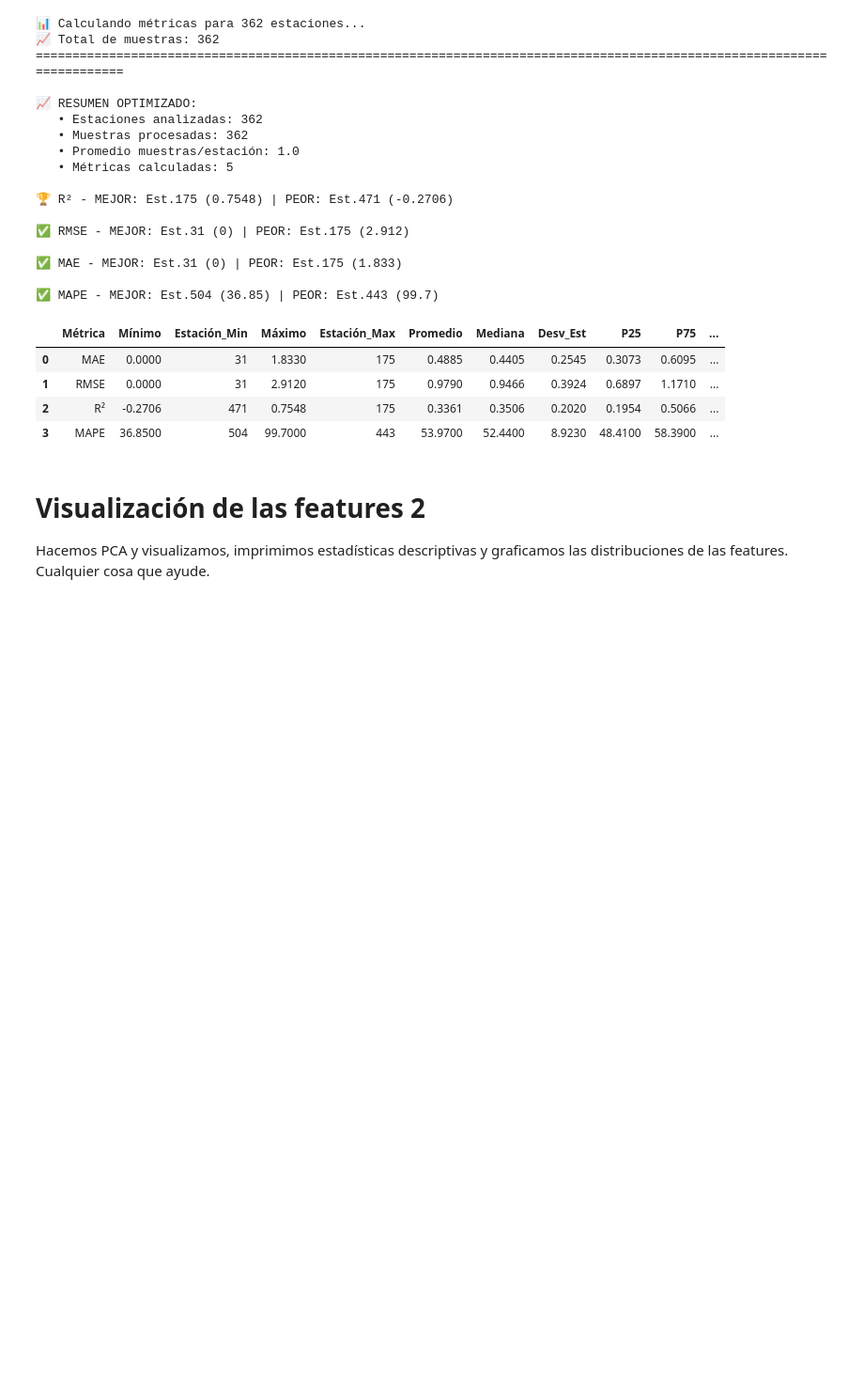
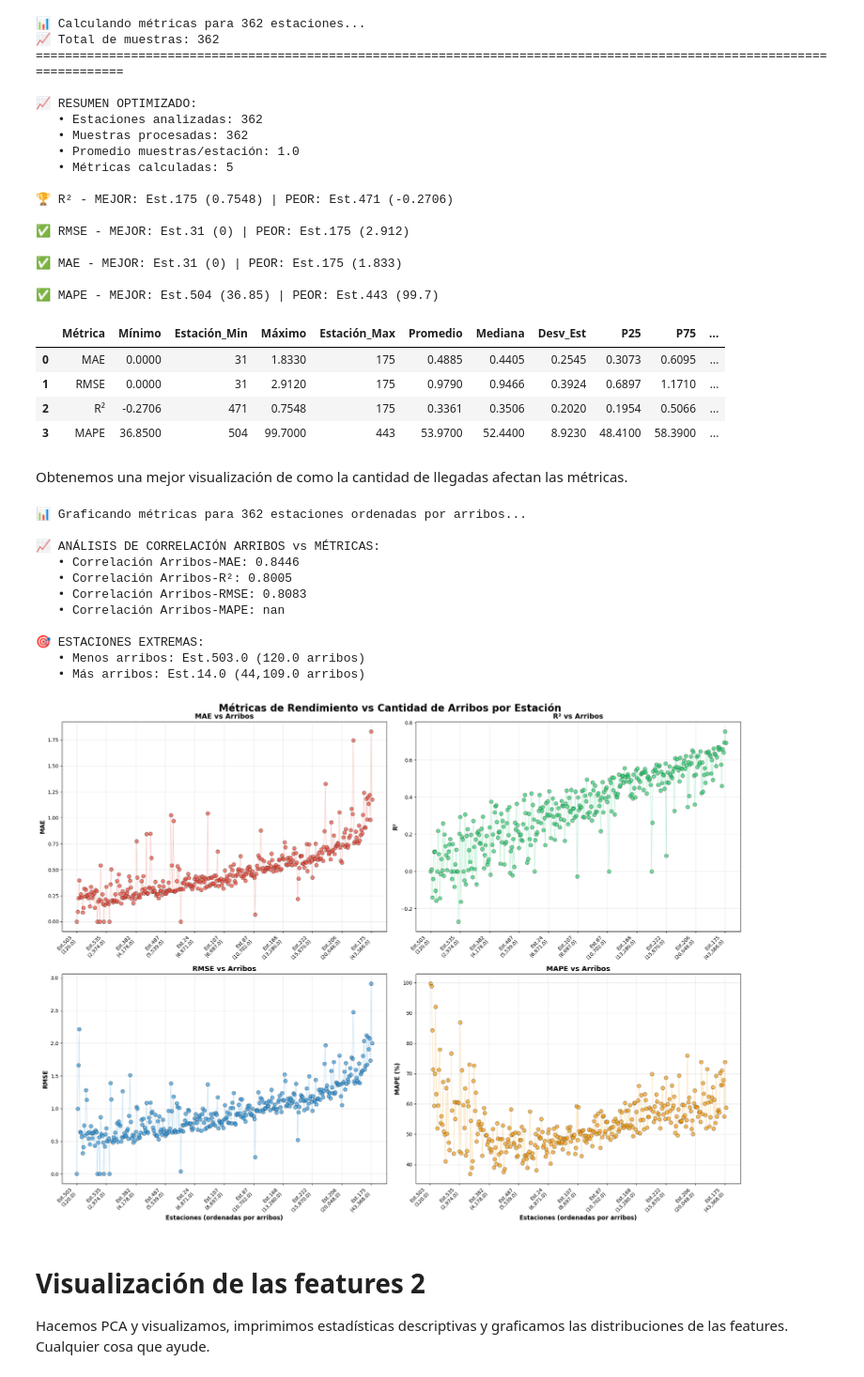
Before and after one commit to castaisa/BA_BICIS_MyC, a Jupyter notebook: src_main/features_2/Limited_stations_info.ipynb, the cells around one changed output. Shown at 94% size. Drawn from its saved outputs; the diff is of its cells as text; code cells hidden in the pictures; blank space fills up the shorter version.

Commit message:
grafico metricas

```diff
--- a/src_main/features_2/Limited_stations_info.ipynb
+++ b/src_main/features_2/Limited_stations_info.ipynb
@@ -319,6 +311,39 @@ mt.estadisticas_metricas_por_estacion(lin_reg_true, lin_reg_all, targets)
 | 1 | RMSE | 0.0000 | 31 | 2.9120 | 175 | 0.9790 | 0.9466 | 0.3924 | 0.6897 | 1.1710 | ... |
 | 2 | R² | -0.2706 | 471 | 0.7548 | 175 | 0.3361 | 0.3506 | 0.2020 | 0.1954 | 0.5066 | ... |
 | 3 | MAPE | 36.8500 | 504 | 99.7000 | 443 | 53.9700 | 52.4400 | 8.9230 | 48.4100 | 58.3900 | ... |
+# %% [markdown]
+Obtenemos una mejor visualización de como la cantidad de llegadas afectan las métricas.
+# %%
+importlib.reload(mt)
+importlib.reload(aux2)
+mse_vals, r2_vals, mae_vals, rmse_vals, mape_vals = mt.calcular_metricas_multiples(
+    lin_reg_true,
+    lin_reg_all )
+
+arribos_dict = aux2.obtener_arribos_por_estacion(train_f2)
+# %%
+importlib.reload(aux2)
+df_analisis = aux2.graficar_metricas_vs_arribos(
+    arribos_dict,
+    mae_vals,
+    r2_vals,
+    rmse_vals,
+    mape_vals,
+    targets  # IDs de estaciones
+)
+# %% [output]
+📊 Graficando métricas para 362 estaciones ordenadas por arribos...
+
+📈 ANÁLISIS DE CORRELACIÓN ARRIBOS vs MÉTRICAS:
+   • Correlación Arribos-MAE: 0.8446
+   • Correlación Arribos-R²: 0.8005
+   • Correlación Arribos-RMSE: 0.8083
+   • Correlación Arribos-MAPE: nan
+
+🎯 ESTACIONES EXTREMAS:
+   • Menos arribos: Est.503.0 (120.0 arribos)
+   • Más arribos: Est.14.0 (44,109.0 arribos)
+[figure, added]
 # %% [markdown]
 # Visualización de las features 2
 Hacemos PCA y visualizamos, imprimimos estadísticas descriptivas y graficamos las distribuciones de las features. Cualquier cosa que ayude.
```
Also changed, not shown: parts of 4 cells of this notebook, 2 other files.
